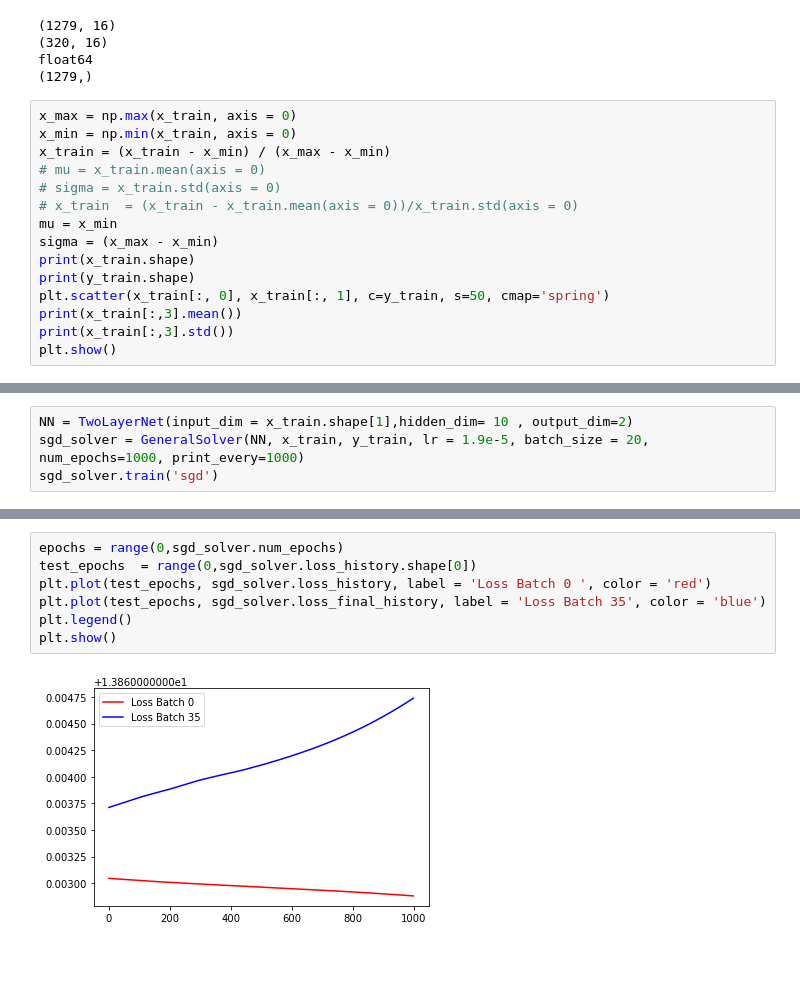
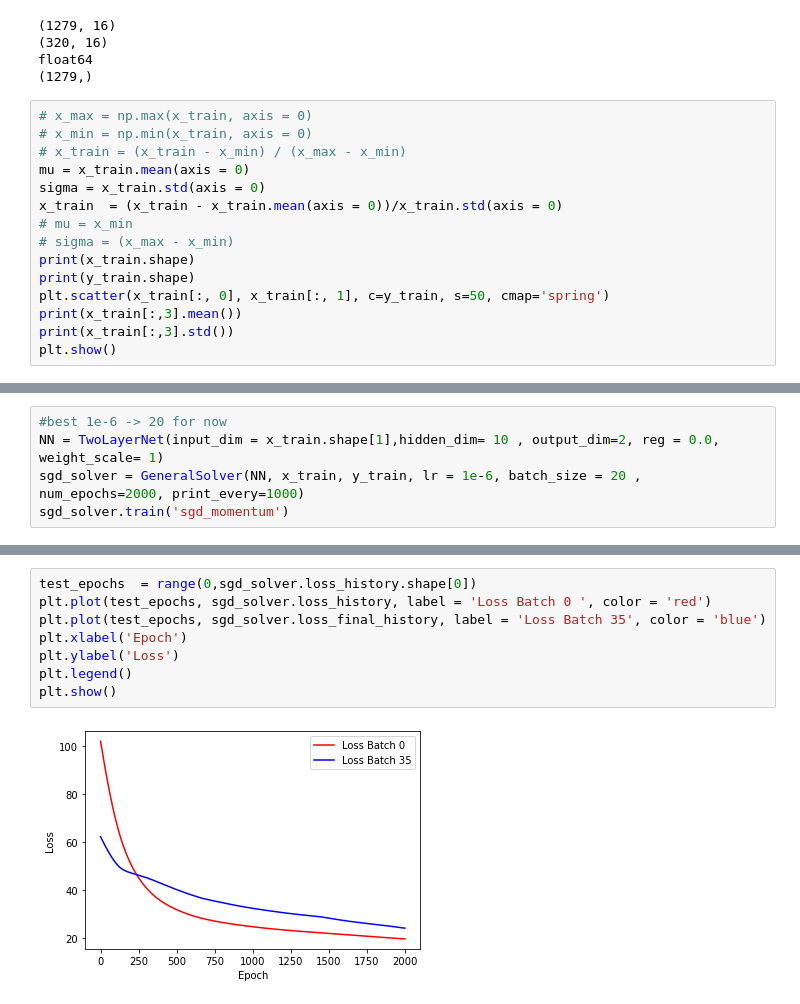
Before and after one commit to kartiksrinivas007/Epoch-Project-2022, a Jupyter notebook: Neural_Network.ipynb, the cells around one changed output, grey strips where cells are left out. Cells and saved outputs as stored; diff of their text form; blank space fills up the shorter version.

```diff
--- a/Neural_Network.ipynb
+++ b/Neural_Network.ipynb
@@ -52,14 +51,14 @@ print(y_train.shape)
 float64
 (1279,)
 # %%
-x_max = np.max(x_train, axis = 0)
-x_min = np.min(x_train, axis = 0)
-x_train = (x_train - x_min) / (x_max - x_min)
-# mu = x_train.mean(axis = 0)
-# sigma = x_train.std(axis = 0)
-# x_train  = (x_train - x_train.mean(axis = 0))/x_train.std(axis = 0)
-mu = x_min
-sigma = (x_max - x_min)
+# x_max = np.max(x_train, axis = 0)
+# x_min = np.min(x_train, axis = 0)
+# x_train = (x_train - x_min) / (x_max - x_min)
+mu = x_train.mean(axis = 0)
+sigma = x_train.std(axis = 0)
+x_train  = (x_train - x_train.mean(axis = 0))/x_train.std(axis = 0)
+# mu = x_min
+# sigma = (x_max - x_min)
 print(x_train.shape)
 print(y_train.shape)
 plt.scatter(x_train[:, 0], x_train[:, 1], c=y_train, s=50, cmap='spring')
@@ -205,6 +149,7 @@ class NewSolver():
 # %%
-NN = TwoLayerNet(input_dim = x_train.shape[1],hidden_dim= 10 , output_dim=2)
-sgd_solver = GeneralSolver(NN, x_train, y_train, lr = 1.9e-5, batch_size = 20, num_epochs=1000, print_every=1000)
-sgd_solver.train('sgd')
+#best 1e-6 -> 20 for now
+NN = TwoLayerNet(input_dim = x_train.shape[1],hidden_dim= 10 , output_dim=2, reg = 0.0, weight_scale= 1)
+sgd_solver = GeneralSolver(NN, x_train, y_train, lr = 1e-6, batch_size = 20 , num_epochs=2000, print_every=1000)
+sgd_solver.train('sgd_momentum')
 # %% [output]
 fine till here !
@@ -227,9 +172,10 @@ Epoch =  999 Batch =  0 Loss =  13.862880001334844
 # %%
-epochs = range(0,sgd_solver.num_epochs)
 test_epochs  = range(0,sgd_solver.loss_history.shape[0])
 plt.plot(test_epochs, sgd_solver.loss_history, label = 'Loss Batch 0 ', color = 'red')
 plt.plot(test_epochs, sgd_solver.loss_final_history, label = 'Loss Batch 35', color = 'blue')
+plt.xlabel('Epoch')
+plt.ylabel('Loss')
 plt.legend()
 plt.show()
 # %% [output]
-[figure, old version]
+[figure, new version]
```
Also changed, not shown: parts of 18 cells of this notebook, 11 other files.
